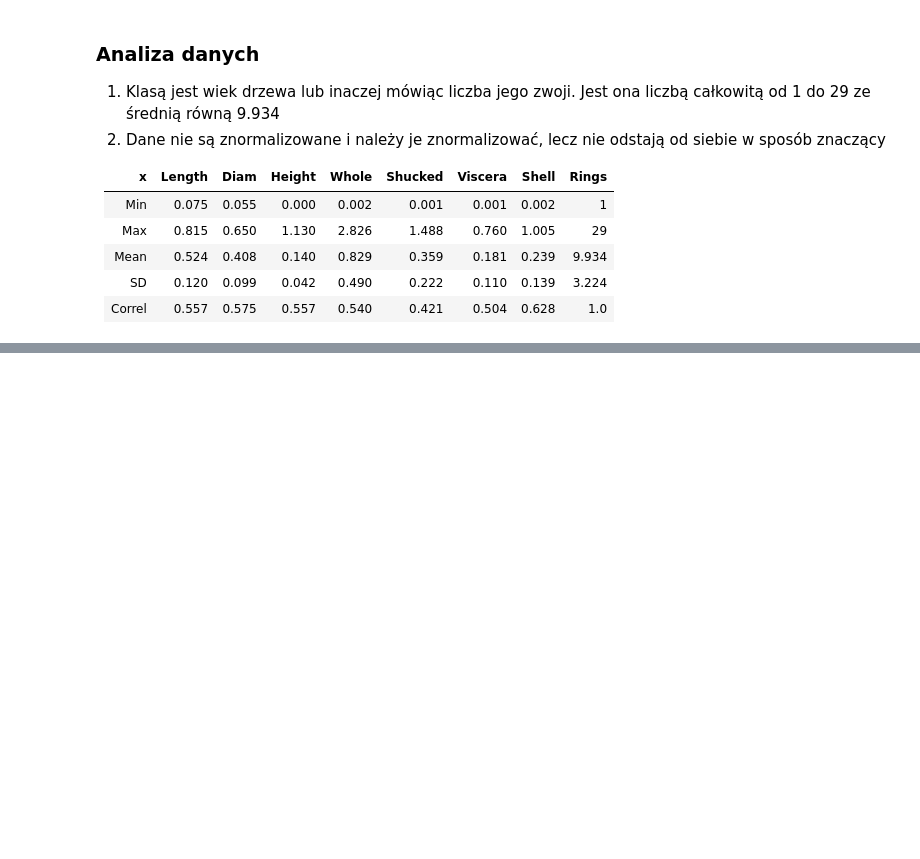
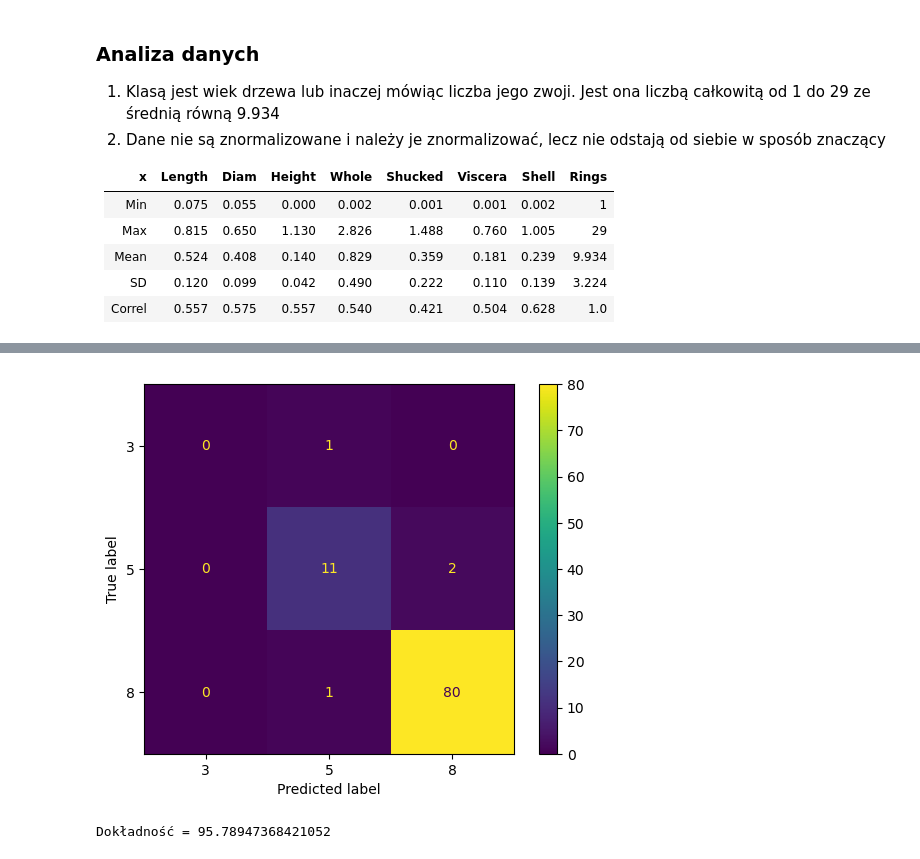
Before and after one commit to 249854KB/Statystyczne-metody-przetwarzania-danych, a Jupyter notebook: Lab6/Lab06.ipynb, the cells around one changed output, grey strips where cells are left out. Drawn from its saved outputs; the diff is of its cells as text; code cells hidden in the pictures; blank space fills up the shorter version.

```diff
--- a/Lab6/Lab06.ipynb
+++ b/Lab6/Lab06.ipynb
@@ -136,0 +205,8 @@ print(len(test))
+# %%
+# k - NN
+y_real = test_new[:,kolumna_klas]
+y_pred = knn(Wyselektowane_treningowe, Wyselektowane_testowe, len(Wyselektowane_testowe[0]), 3)
+ilustracja_dokladnosci(y_real,y_pred)
+# %% [output]
+[figure, added]
+Dokładność = 95.78947368421052
```
Also changed, not shown: parts of 9 cells of this notebook, 1 other file.
